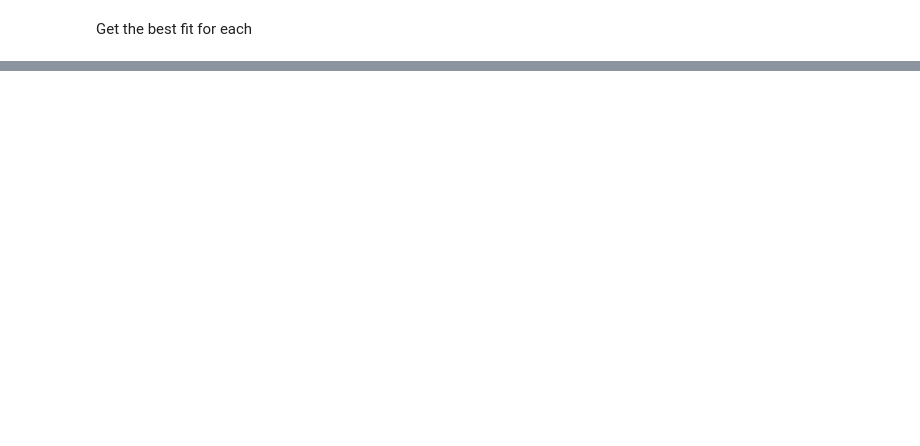
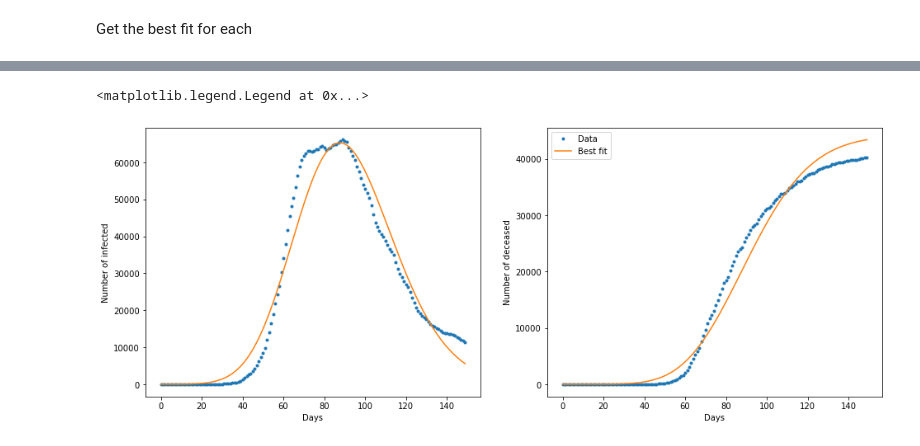
Before and after one commit to Pablo-Lemos/covid_mcmc, a Jupyter notebook: notebooks/where_earth_meets_the_sky.ipynb, the cells around one changed output, grey strips where cells are left out. Saved outputs shown, nothing was run; the diff lists cells and outputs as text; code cells hidden in the pictures; blank space fills up the shorter version.

```diff
--- a/notebooks/where_earth_meets_the_sky.ipynb
+++ b/notebooks/where_earth_meets_the_sky.ipynb
@@ -369,0 +190,21 @@ plt.legend()
+# %%
+beta_bf = bestfit3['beta']
+gamma_bf = bestfit3['gamma']
+mu_bf = bestfit3['mu']
+q_bf = bestfit3['q']
+S_bf, I_bf, Q_bf, R_bf, D_bf = integrate_SIR(S0, I0, Q0, R0, D0, ndays, beta_bf, gamma_bf, q_bf, mu_bf, model='global')
+
+fig, (ax1, ax2) = plt.subplots(nrows=1, ncols = 2, figsize = (16, 6))
+ax1.plot(I_data, '.')
+ax1.plot(I_bf)
+ax1.set_ylabel('Number of infected')
+ax1.set_xlabel('Days')
+
+ax2.plot(D_data, '.', label = 'Data')
+ax2.plot(D_bf, label = 'Best fit')
+ax2.set_ylabel('Number of deceased')
+ax2.set_xlabel('Days')
+plt.legend()
+# %% [output]
+<matplotlib.legend.Legend at 0x...>
+[figure, added]
```
Also changed, not shown: parts of 23 cells of this notebook, 3 other files.
